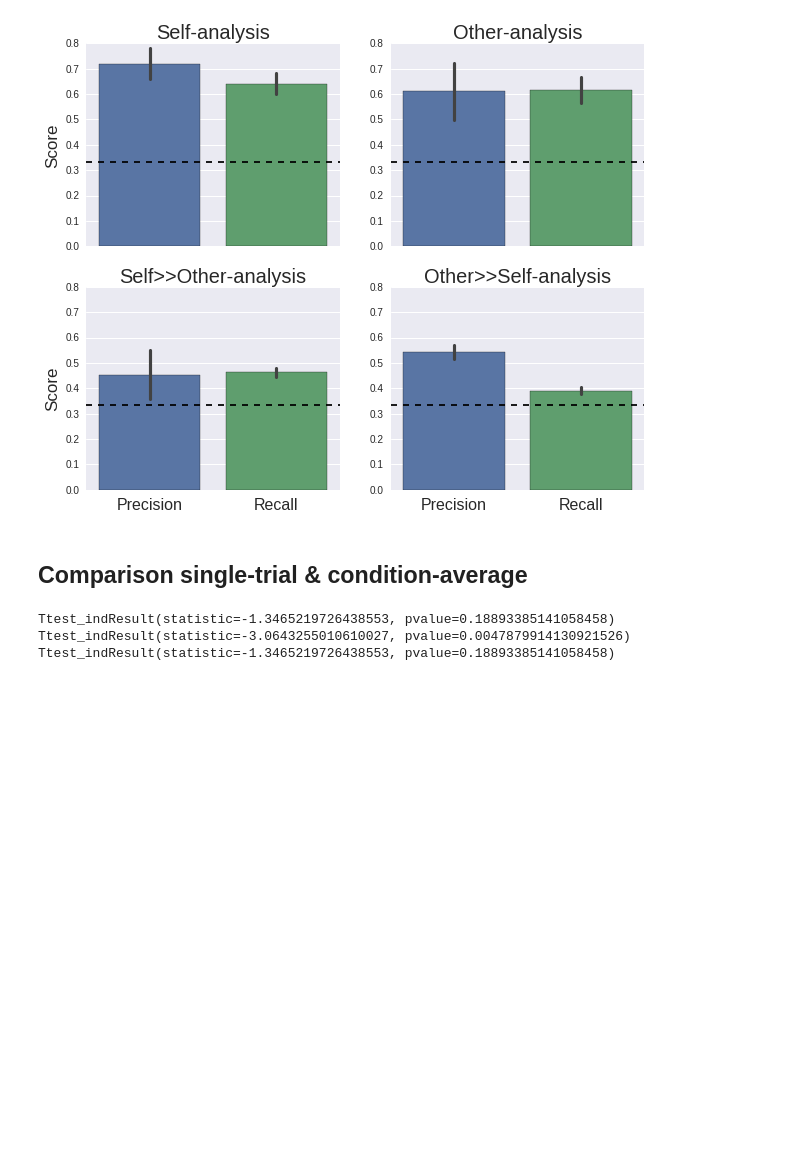
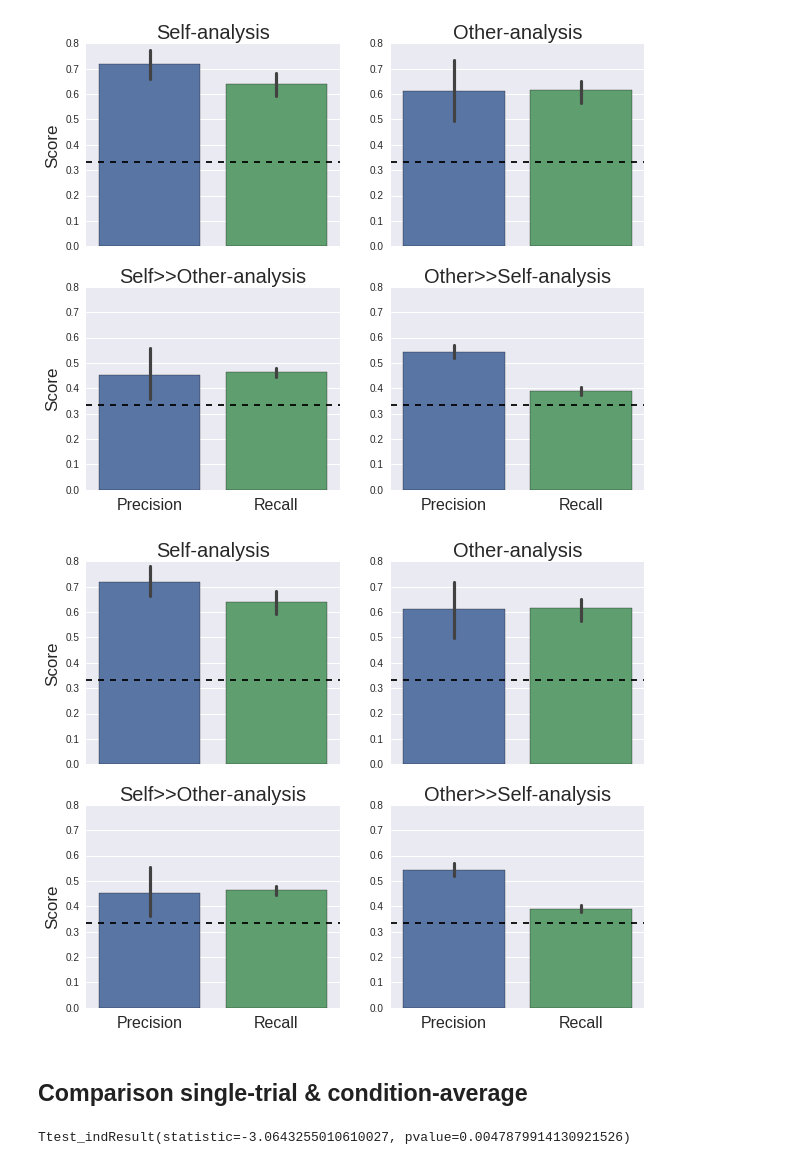
Before and after one commit to lukassnoek/DecodingEmotions, a Jupyter notebook: ANALYSES/statistics/statistics_conditionaverage_mvpa.ipynb, the cells around one changed output. Cells and saved outputs as stored; diff of their text form; code cells hidden in the pictures; blank space fills up the shorter version.

Commit message:
Update statistics

```diff
--- a/ANALYSES/statistics/statistics_conditionaverage_mvpa.ipynb
+++ b/ANALYSES/statistics/statistics_conditionaverage_mvpa.ipynb
@@ -227,19 +226,45 @@ ax[1][1].set_xticklabels(['Precision', 'Recall'], fontsize=16)
 fig.savefig('/media/lukas/data/DecodingEmotions/ANALYSES/Plots/Condition_average_plots.png')
 # %% [output]
 [figure]
+# %%
+sns.set_style('darkgrid')
+
+fig, ax = plt.subplots(2, 2, sharex=True, figsize=(10, 8))
+
+sns.barplot(data=self_scores[['Precision', 'Recall']], ax=ax[0][0])
+ax[0][0].axhline(y=0.33333, color='k', linestyle='--')
+ax[0][0].set_title('Self-analysis', size=20)
+ax[0][0].set_ylabel('Score', fontsize=17)
+
+sns.barplot(data=other_scores[['Precision', 'Recall']], ax=ax[0][1])
+ax[0][1].axhline(y=0.33333, color='k', linestyle='--')
+ax[0][1].set_title('Other-analysis', size=20)
+
+sns.barplot(data=so_scores[['Precision', 'Recall']], ax=ax[1][0])
+ax[1][0].axhline(y=0.33333, color='k', linestyle='--')
+ax[1][0].set_title('Self>>Other-analysis', size=20)
+ax[1][0].set_ylim((0, 0.8))
+ax[1][0].set_xticklabels(['Precision', 'Recall'], fontsize=16)
+ax[1][0].set_ylabel('Score', fontsize=17)
+
+sns.barplot(data=os_scores[['Precision', 'Recall']], ax=ax[1][1])
+ax[1][1].axhline(y=0.33333, color='k', linestyle='--')
+ax[1][1].set_title('Other>>Self-analysis', size=20)
+ax[1][1].set_ylim((0, 0.8))
+ax[1][1].set_xticklabels(['Precision', 'Recall'], fontsize=16)
+
+fig.savefig('/media/lukas/data/DecodingEmotions/ANALYSES/Plots/Condition_average_plots.png')
+# %% [output]
+[figure, added]
 # %% [markdown]
 ## Comparison single-trial & condition-average
 # %%
 import scipy.stats as stats
 st_scores = pd.read_csv('/media/lukas/data/DecodingEmotions/DATA/DATA_BEHAVIORAL/validation_behav.csv')
 # %%
-print(stats.ttest_ind(st_scores['self_accuracy'], self_scores['Accuracy']))
 print(stats.ttest_ind(st_scores['self_precision'], self_scores['Precision']))
-print(stats.ttest_ind(st_scores['self_recall'], self_scores['Recall']))
 # %% [output]
-Ttest_indResult(statistic=-1.3465219726438553, pvalue=0.18893385141058458)
 Ttest_indResult(statistic=-3.0643255010610027, pvalue=0.0047879914130921526)
-Ttest_indResult(statistic=-1.3465219726438553, pvalue=0.18893385141058458)
 # %%
 print(self_scores['Precision'].mean(), self_scores['Precision'].std())
 print(st_scores['self_precision'].mean(), st_scores['self_precision'].std())
```
Also changed, not shown: parts of 3 cells of this notebook.
